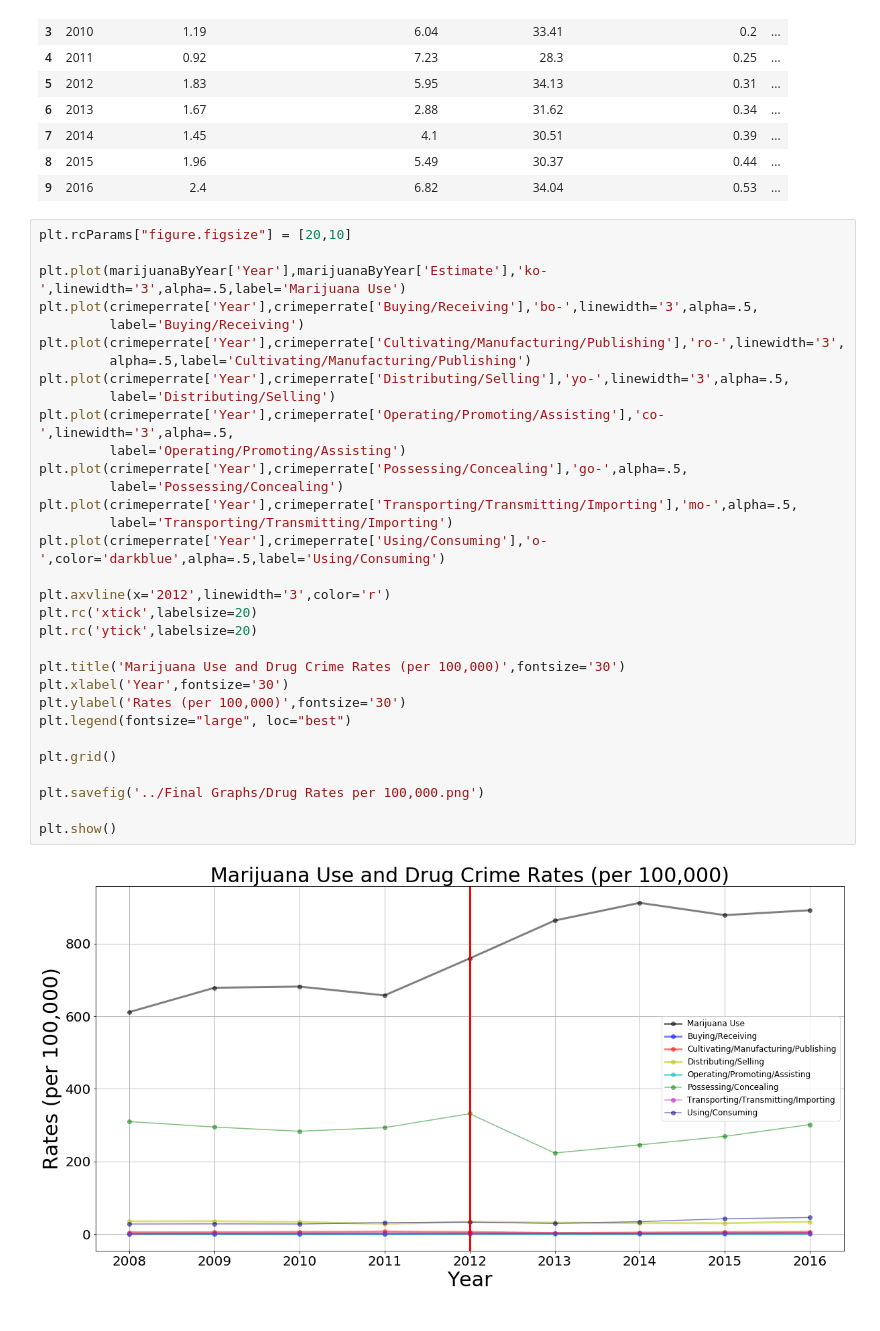
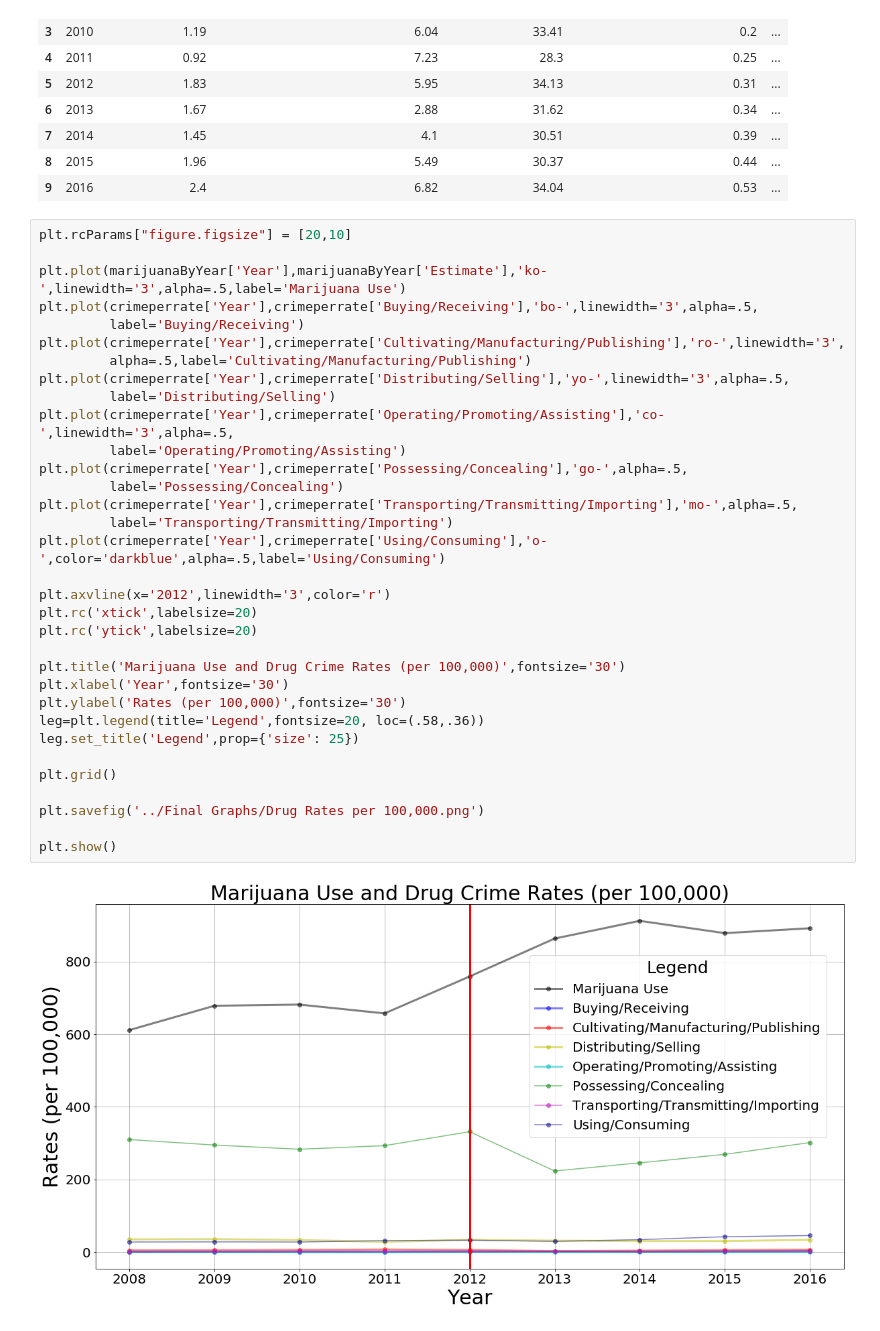
Before and after one commit to zdsteele/Project_1, a Jupyter notebook: Firestone/Drug Crimes.ipynb, the cells around one changed output. Drawn from its saved outputs; the diff is of its cells as text.

```diff
--- a/Firestone/Drug Crimes.ipynb
+++ b/Firestone/Drug Crimes.ipynb
@@ -335,32 +335,33 @@ plt.rcParams["figure.figsize"] = [20,10]
 
 plt.plot(marijuanaByYear['Year'],marijuanaByYear['Estimate'],'ko-',linewidth='3',alpha=.5,label='Marijuana Use')
 plt.plot(crimeperrate['Year'],crimeperrate['Buying/Receiving'],'bo-',linewidth='3',alpha=.5,
          label='Buying/Receiving')
 plt.plot(crimeperrate['Year'],crimeperrate['Cultivating/Manufacturing/Publishing'],'ro-',linewidth='3',
          alpha=.5,label='Cultivating/Manufacturing/Publishing')
 plt.plot(crimeperrate['Year'],crimeperrate['Distributing/Selling'],'yo-',linewidth='3',alpha=.5,
          label='Distributing/Selling')
 plt.plot(crimeperrate['Year'],crimeperrate['Operating/Promoting/Assisting'],'co-',linewidth='3',alpha=.5,
          label='Operating/Promoting/Assisting')
 plt.plot(crimeperrate['Year'],crimeperrate['Possessing/Concealing'],'go-',alpha=.5,
          label='Possessing/Concealing')
 plt.plot(crimeperrate['Year'],crimeperrate['Transporting/Transmitting/Importing'],'mo-',alpha=.5,
          label='Transporting/Transmitting/Importing')
 plt.plot(crimeperrate['Year'],crimeperrate['Using/Consuming'],'o-',color='darkblue',alpha=.5,label='Using/Consuming')
 
 plt.axvline(x='2012',linewidth='3',color='r')
 plt.rc('xtick',labelsize=20)
 plt.rc('ytick',labelsize=20)
 
 plt.title('Marijuana Use and Drug Crime Rates (per 100,000)',fontsize='30')
 plt.xlabel('Year',fontsize='30')
 plt.ylabel('Rates (per 100,000)',fontsize='30')
-plt.legend(fontsize="large", loc="best")
+leg=plt.legend(title='Legend',fontsize=20, loc=(.58,.36))
+leg.set_title('Legend',prop={'size': 25})
 
 plt.grid()
 
 plt.savefig('../Final Graphs/Drug Rates per 100,000.png')
 
 plt.show()
 # %% [output]
-[figure, old version]
+[figure, new version]
```
Also changed, not shown: 5 other files.
